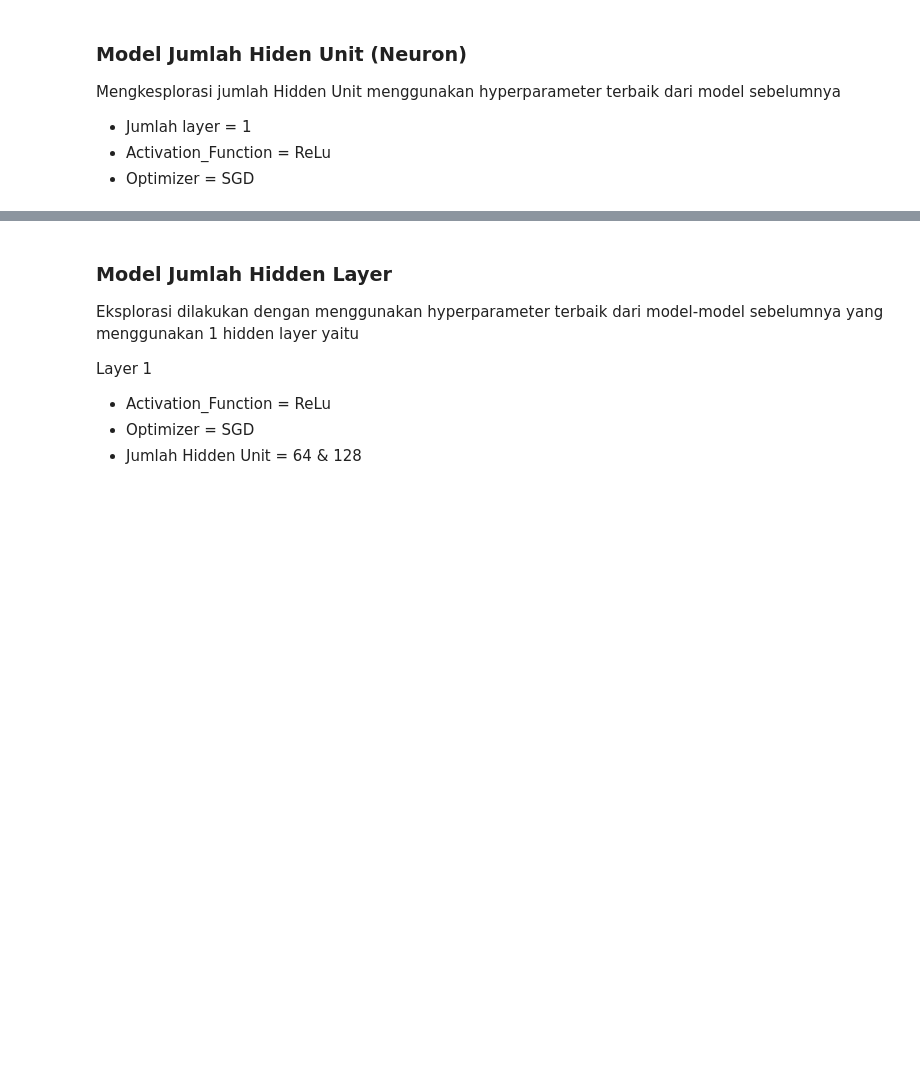
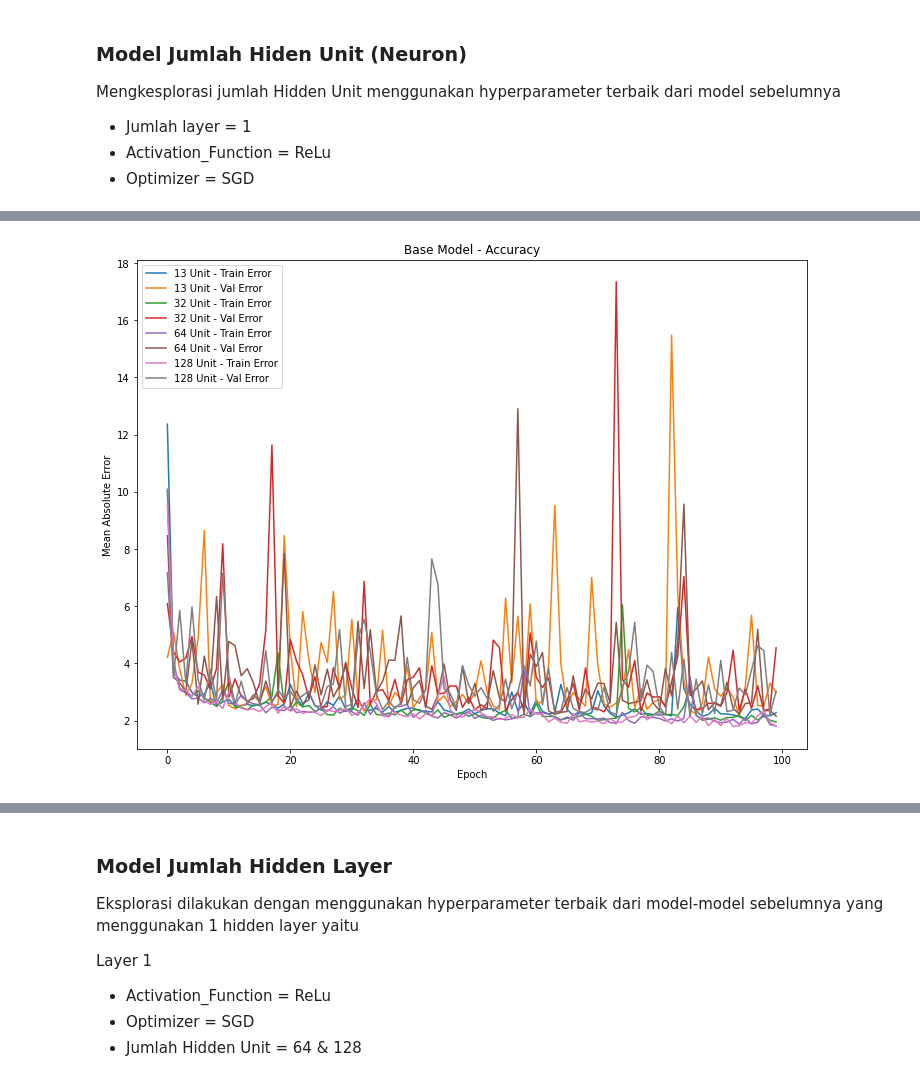
Before and after one commit to achluky/EI7007-Pebelejaran-Mesin-Lanjut, a Jupyter notebook: Tugas_1B_Regresi_Boston_Housing_Price_dengan_ANN.ipynb, the cells around one changed output, grey strips where cells are left out. Drawn from its saved outputs; the diff is of its cells as text; code cells hidden in the pictures; blank space fills up the shorter version.

```diff
--- a/Tugas_1B_Regresi_Boston_Housing_Price_dengan_ANN.ipynb
+++ b/Tugas_1B_Regresi_Boston_Housing_Price_dengan_ANN.ipynb
@@ -387,7 +458,7 @@ def build_model(unit):
   return model
 # %%
 BATCH_SIZE = 32
-EPOCHS = 1000
+EPOCHS = 100
 class PrintDot(keras.callbacks.Callback):
   def on_epoch_end(self, epoch, logs):
     if epoch % 100 == 0: print('')
@@ -396,12 +467,12 @@ model = build_model(13);
 history6 = model.fit(normed_train_data, # 13
                     train_labels,
                     epochs=EPOCHS,
-                    validation_split = 0.2,
+                    validation_data=(normed_test_data, test_labels),
                     verbose=0,
                     callbacks=[PrintDot()])
 # %%
 BATCH_SIZE = 32
-EPOCHS = 1000
+EPOCHS = 100
 class PrintDot(keras.callbacks.Callback):
   def on_epoch_end(self, epoch, logs):
     if epoch % 100 == 0: print('')
@@ -410,12 +481,12 @@ model = build_model(32);
 history7 = model.fit(normed_train_data, # 32
                     train_labels,
                     epochs=EPOCHS,
-                    validation_split = 0.2,
+                    validation_data=(normed_test_data, test_labels),
                     verbose=0,
                     callbacks=[PrintDot()])
 # %%
 BATCH_SIZE = 32
-EPOCHS = 1000
+EPOCHS = 100
 class PrintDot(keras.callbacks.Callback):
   def on_epoch_end(self, epoch, logs):
     if epoch % 100 == 0: print('')
@@ -424,12 +495,12 @@ model = build_model(64);
 history8 = model.fit(normed_train_data, # 64
                     train_labels,
                     epochs=EPOCHS,
-                    validation_split = 0.2,
+                    validation_data=(normed_test_data, test_labels),
                     verbose=0,
                     callbacks=[PrintDot()])
 # %%
 BATCH_SIZE = 32
-EPOCHS = 1000
+EPOCHS = 100
 class PrintDot(keras.callbacks.Callback):
   def on_epoch_end(self, epoch, logs):
     if epoch % 100 == 0: print('')
@@ -438,7 +509,7 @@ model = build_model(128);
 history9 = model.fit(normed_train_data, # 128
                     train_labels,
                     epochs=EPOCHS,
-                    validation_split = 0.2,
+                    validation_data=(normed_test_data, test_labels),
                     verbose=0,
                     callbacks=[PrintDot()])
 # %%
@@ -457,0 +529,18 @@ Model Standar - SGD - Relu - 128: 3.93 (6.90) MSE
+# %%
+plt.rcParams['figure.figsize'] = (12.0, 9.0)
+plt.plot(history6.epoch, hist6['mae'], label='13 Unit - Train Error')
+plt.plot(history6.epoch, hist6['val_mae'], label = '13 Unit - Val Error')
+plt.plot(history7.epoch, hist7['mae'], label='32 Unit - Train Error')
+plt.plot(history7.epoch, hist7['val_mae'], label = '32 Unit - Val Error')
+plt.plot(history8.epoch, hist8['mae'], label='64 Unit - Train Error')
+plt.plot(history8.epoch, hist8['val_mae'], label = '64 Unit - Val Error')
+plt.plot(history9.epoch, hist9['mae'], label='128 Unit - Train Error')
+plt.plot(history9.epoch, hist9['val_mae'], label = '128 Unit - Val Error')
+plt.title('Base Model - Accuracy')
+plt.ylabel('Mean Absolute Error')
+plt.xlabel('Epoch')
+plt.legend()
+plt.savefig('BaseModel-Accuracy-Hidden Unit.jpg')
+plt.show()
+# %% [output]
+[figure, added]
```
Also changed, not shown: parts of 35 cells of this notebook.
